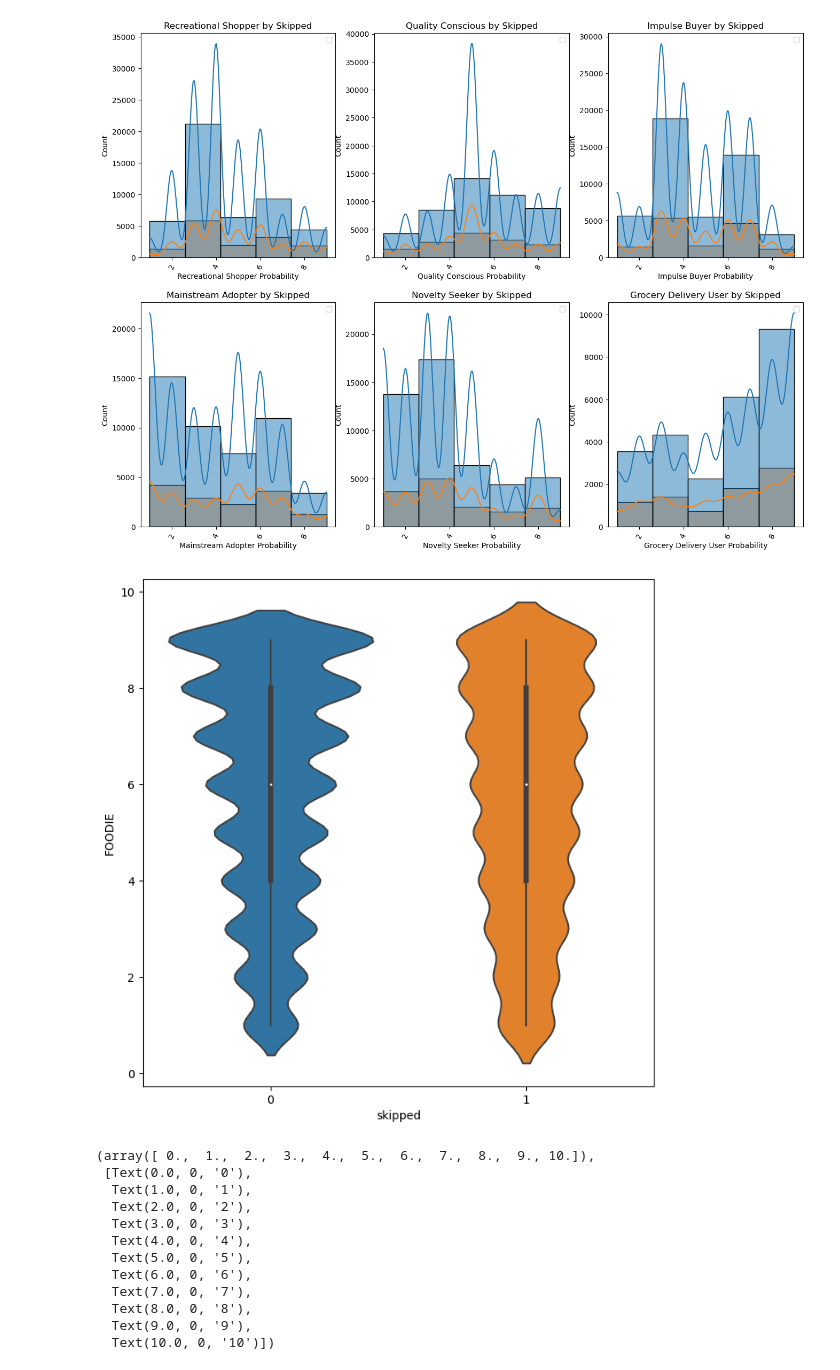
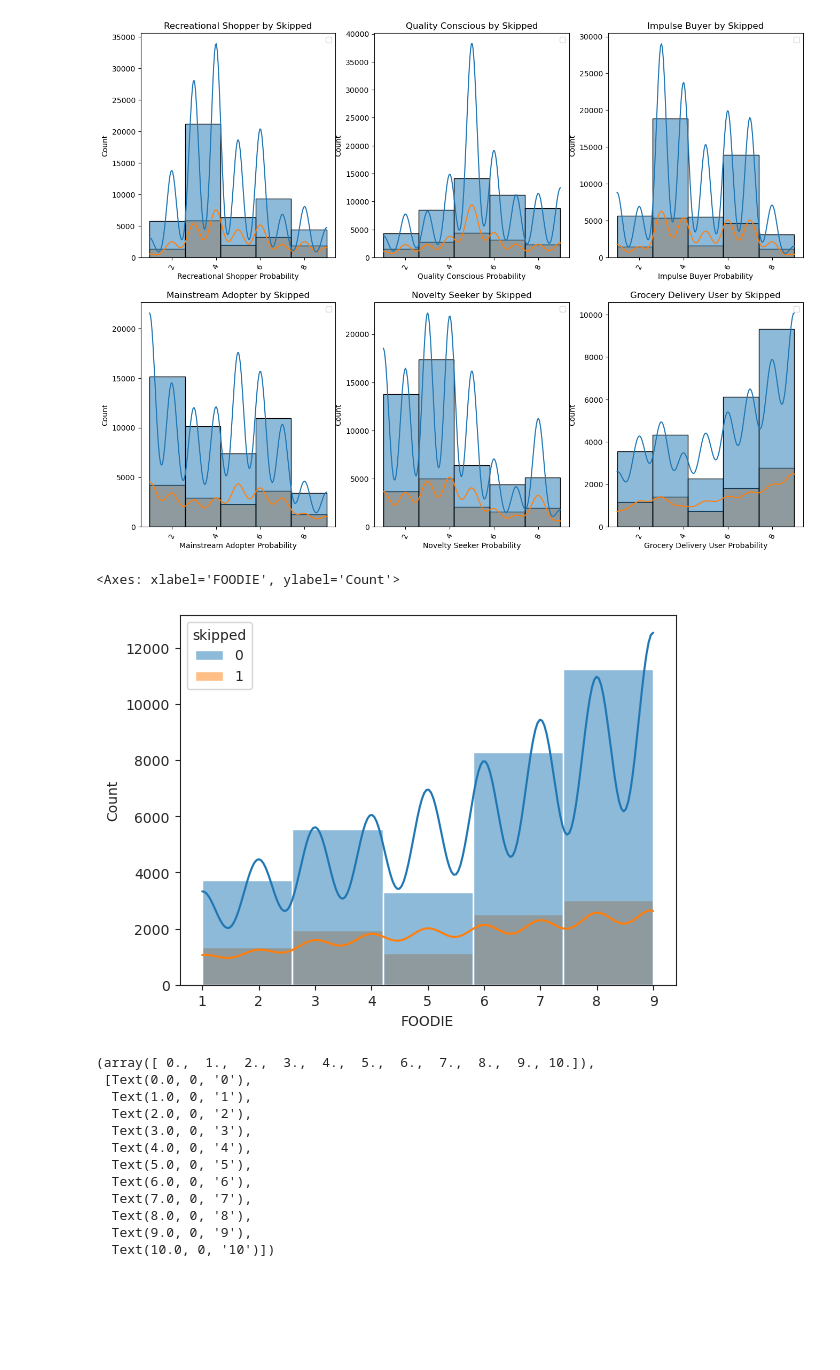
Before and after one commit to mindyng/Take-Homes, a Jupyter notebook: tovala2.ipynb, the cells around one changed output. Drawn from its saved outputs; the diff is of its cells as text; code cells hidden in the pictures; blank space fills up the shorter version.

```diff
--- a/tovala2.ipynb
+++ b/tovala2.ipynb
@@ -522,15 +522,19 @@ tech_informed    17065
 wizard            8680
 novice            8036
 Name: TECH_ADOPTION, dtype: int64
-# %%
-# data manipulation
-
-df['FIRST_ORDER_SIZE'] = df['FIRST_ORDER_SIZE'].astype(str)
-df['ETHNICITY'] = df['ETHNICITY'].astype(str)
-df['HOME_OWNERSHIP'] = df['HOME_OWNERSHIP'].astype(str)
-df['TECH_ADOPTION'] = df['TECH_ADOPTION'].astype(str)
-df['COUNTY_TYPE'] = df['COUNTY_TYPE'].astype(str)
-df['COUNTY_POPULATION'] = df['COUNTY_POPULATION'].astype(str)
+# %%
+# Data Manipulation
+cols = [
+'FIRST_ORDER_SIZE'
+, 'ETHNICITY'
+, 'HOME_OWNERSHIP'
+, 'TECH_ADOPTION'
+, 'COUNTY_TYPE'
+, 'COUNTY_POPULATION'
+]
+
+for col in cols:
+    df[col] = df[col].astype(str)
 # %%
 df['COUNTY_POPULATION'].value_counts()
 # %% [output]
@@ -1136,12 +1140,11 @@ plt.xticks(rotation=67)
   Text(8.0, 0, '8'),
   Text(10.0, 0, '10')])
 [figure]
-# %%
-plt.figure(figsize=(8,8))
-sns.violinplot(x="skipped", y="FOODIE", data=df)
-plt.show()
-# %% [output]
-[figure, removed]
+# %%
+sns.histplot(data=df, x="FOODIE", kde=True, bins = 5, hue = 'skipped')
+# %% [output]
+<Axes: xlabel='FOODIE', ylabel='Count'>
+[figure, added]
 # %%
 sns.histplot(data=df, x="FOODIE", kde=True, bins = 5, hue = 'skipped')
 plt.title('Foodie by Skipped')
```
Also changed, not shown: parts of 15 cells of this notebook.
